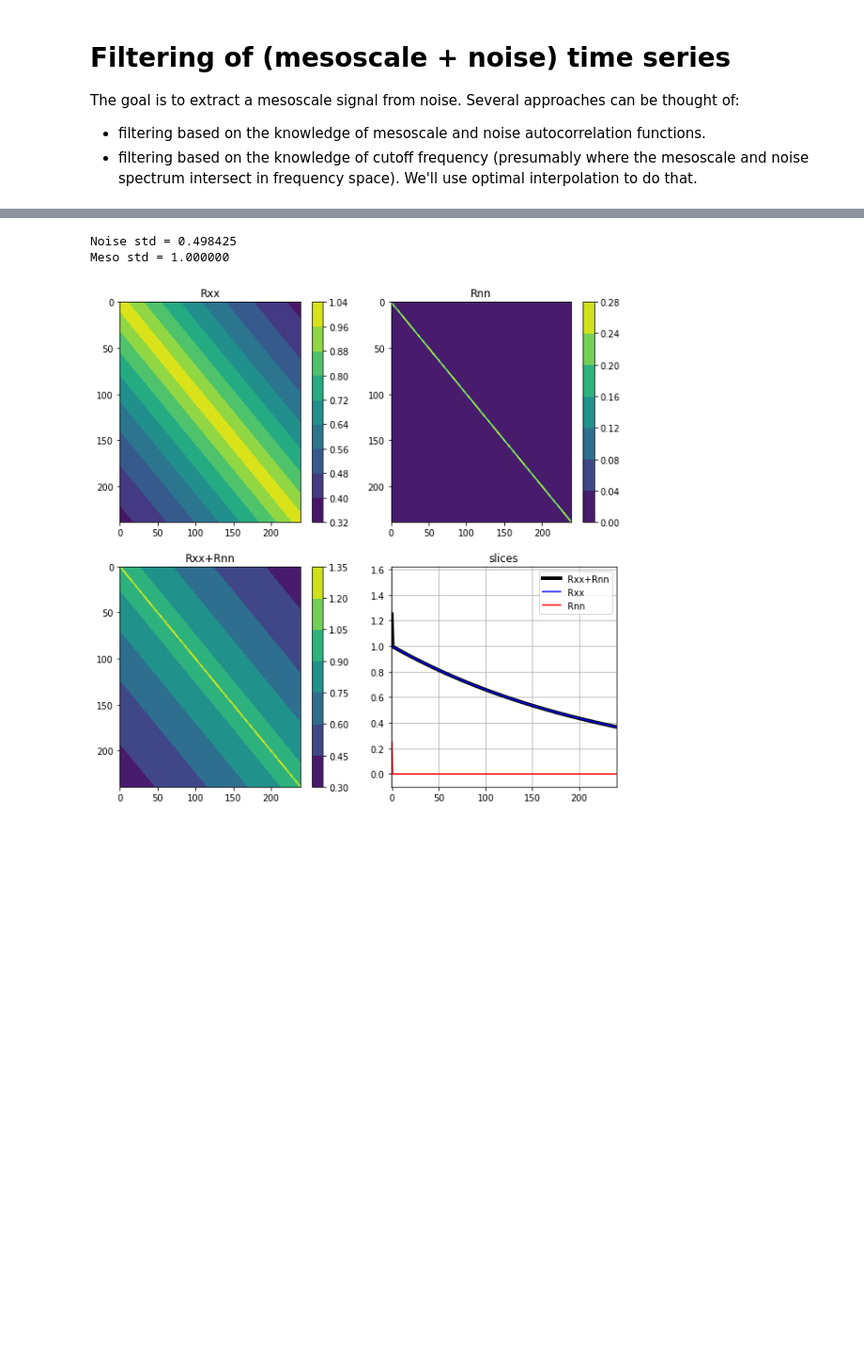
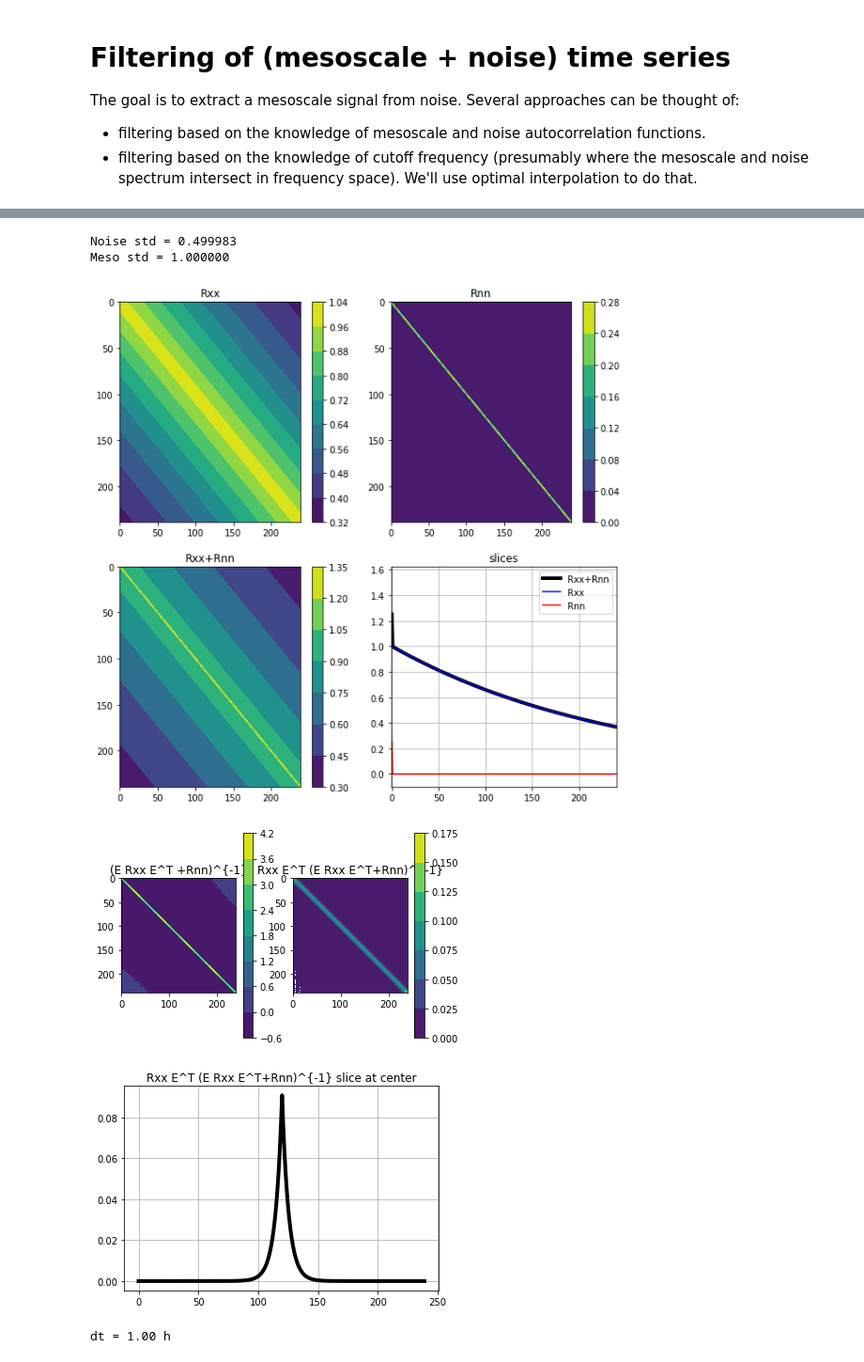
Before and after one commit to apatlpo/itide_filtering, a Jupyter notebook: meso_OI.ipynb, the cells around one changed output, grey strips where cells are left out. Shown at 94% size. Cells and saved outputs as stored; diff of their text form; code cells hidden in the pictures; blank space fills up the shorter version.

```diff
--- a/meso_OI.ipynb
+++ b/meso_OI.ipynb
@@ -202,26 +313,5 @@ plt.show()
 # %%
-#
-# select a smaller time window and filter data
-#
-
-#
-t0 = 100.
-Twin = 10.
-iwin = np.where((t>=t0)&(t<t0+Twin))[0]
-
-# generate the sliding window
-dt = t[1]-t[0]
-twin = np.arange(-Twin*.5,Twin*.5,dt)
-
-# setup estimation
-E = np.eye(twin.size)
-
-# generate covariance matrices
-T1, T2 = np.meshgrid(twin,twin)
-#Rxx = np.exp(-((T1-T2)/5.)**2) * eta_meso.std()**2 # gaussian
-Rxx = np.exp(-np.abs((T1-T2)/10.)) * eta_meso.std()**2 # exponential
-#
-Rnn = np.eye(twin.size) * (noise.std()*1.)**2
+# Inspect covariance matrices
 
 print 'Noise std = %f' %noise.std()
 print 'Meso std = %f' %eta_meso.std()
@@ -258,6 +348,41 @@ plt.legend(loc=1)
 plt.title('slices')
 plt.show()
 # %% [output]
-Noise std = 0.498425
+Noise std = 0.499983
 Meso std = 1.000000
 [figure]
+# %%
+# Look at the filter that is actually applied to the data
+
+Rxxnn_inv = np.linalg.inv(np.dot(E,np.dot(Rxx,E.T)) + Rnn)
+M = np.dot(Rxx,np.dot(E.T,np.linalg.inv(np.dot(E,np.dot(Rxx,E.T)) + Rnn)))
+
+
+plt.subplot(1,2,1)
+plt.contourf(Rxxnn_inv)
+plt.colorbar()
+plt.gca().invert_yaxis()
+plt.axis('scaled')
+#plt.axis([0, Rxxnn_inv.shape[0], 0, Rxxnn_inv.shape[0]])
+plt.title('(E Rxx E^T +Rnn)^{-1}')
+plt.subplot(1,2,2)
+plt.contourf(M)
+plt.colorbar()
+plt.gca().invert_yaxis()
+plt.axis('scaled')
+plt.title('Rxx E^T (E Rxx E^T+Rnn)^{-1}')
+
+#
+plt.figure()
+plt.plot(M[M.shape[0]/2,:],'k',lw=4,label='M')
+plt.grid()
+#plt.xlim((-1,Rxx[0,:].size))
+#plt.ylim((-.1*Rxx[0,0],1.3*(Rxx[0,0]+Rnn[0,0])))
+#plt.legend(loc=1)
+plt.title('Rxx E^T (E Rxx E^T+Rnn)^{-1} slice at center')
+plt.show()
+print 'dt = %.2f h'%(dt*24)
+# %% [output]
+[figure, added]
+[figure, added]
+dt = 1.00 h
```
Also changed, not shown: parts of 16 cells of this notebook.
